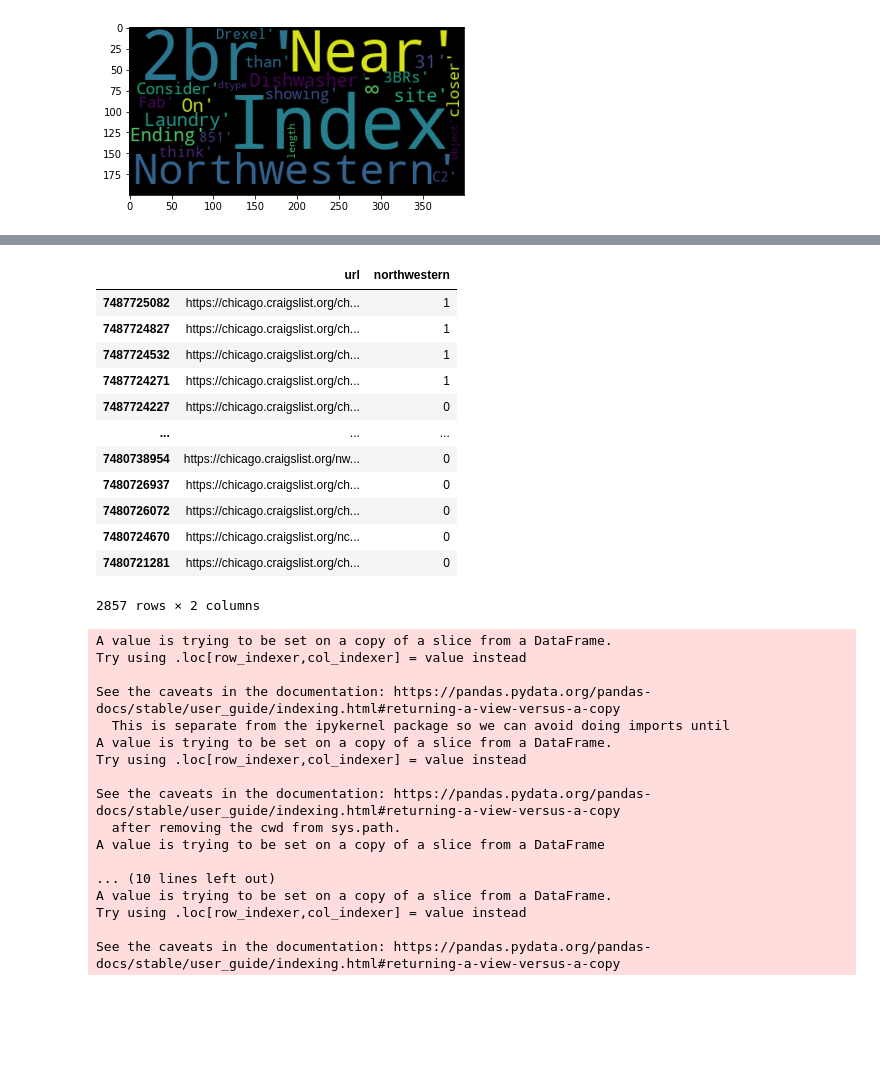
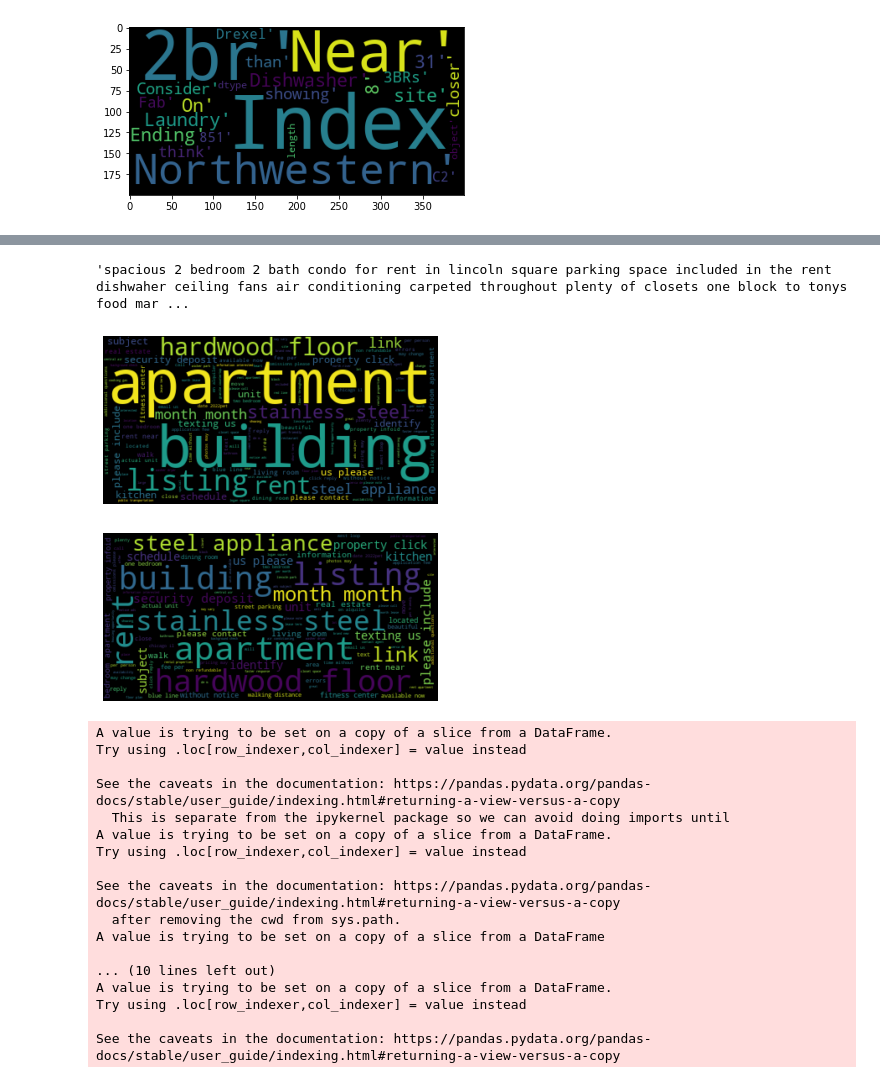
Before and after one commit to gbwiersum/CLApartmentScraper, a Jupyter notebook: CLScraper.ipynb, the cells around one changed output, grey strips where cells are left out. Drawn from its saved outputs; the diff is of its cells as text; code cells hidden in the pictures; blank space fills up the shorter version.

```diff
--- a/CLScraper.ipynb
+++ b/CLScraper.ipynb
@@ -202,4 +220,4 @@ def parse_listing_html(page_source):
 #columns = ['baths', 'body', 'lat', 'lon', 'parking', 'dogs', 'cats', 'laundry']
 # %%
 #Pull listings html:
-listingdf['html']=listingdf['url'][0:10].apply(lambda x: pull_html(x, cooldown=2))
+listingdf['html']=listingdf['url'].apply(lambda x: pull_html(x, cooldown=5))
@@ -313,19 +327,32 @@ listingdf[list(heading_dummies.columns)]=heading_dummies
-# %%
-listingdf[['url', 'northwestern']]
-# %% [output]
-|  | url | northwestern |
-| 7487725082 | https://chicago.craigslist.org/ch... | 1 |
-| 7487724827 | https://chicago.craigslist.org/ch... | 1 |
-| 7487724532 | https://chicago.craigslist.org/ch... | 1 |
-| 7487724271 | https://chicago.craigslist.org/ch... | 1 |
-| 7487724227 | https://chicago.craigslist.org/ch... | 0 |
-| ... | ... | ... |
-| 7480738954 | https://chicago.craigslist.org/nw... | 0 |
-| 7480726937 | https://chicago.craigslist.org/ch... | 0 |
-| 7480726072 | https://chicago.craigslist.org/ch... | 0 |
-| 7480724670 | https://chicago.craigslist.org/nc... | 0 |
-| 7480721281 | https://chicago.craigslist.org/ch... | 0 |
-2857 rows × 2 columns
+# %%
+def clean(heading):
+  heading = heading.replace('QR Code Link to This Post\n\n\n', "")
+  heading = heading.replace("\n", "")
+  heading = re.sub('[^0-9a-zA-Z]+', " ", heading)
+  heading = heading.lower()
+  return(heading)
+# %%
+clean(listingdf['body'][0])
+# %% [output]
+'spacious 2 bedroom 2 bath condo for rent in lincoln square parking space included in the rent dishwaher ceiling fans air conditioning carpeted throughout plenty of closets one block to tonys food mar ...
+# %%
+#!pip install wordcloud
+from wordcloud import WordCloud, STOPWORDS, ImageColorGenerator
+import matplotlib.pyplot as plt
+text = " ".join(clean(str(i)) for i in listingdf['body'])
+wordcloud = WordCloud().generate(text)
+plt.imshow(wordcloud, interpolation='bilinear')
+plt.axis("off")
+
+# lower max_font_size
+wordcloud = WordCloud(max_font_size=40).generate(text)
+plt.figure()
+plt.imshow(wordcloud, interpolation="bilinear")
+plt.axis("off")
+plt.show()
+# %% [output]
+[figure, added]
+[figure, added]
 # %%
 #df=pd.read_csv('./CLScraped.csv')
 dummy = df[['rent','sqft', 'beds', 'baths', 'parking', 'lat', 'lon', 'dogs', 'cats', 'laundry']]
```
Also changed, not shown: parts of 20 cells of this notebook.
